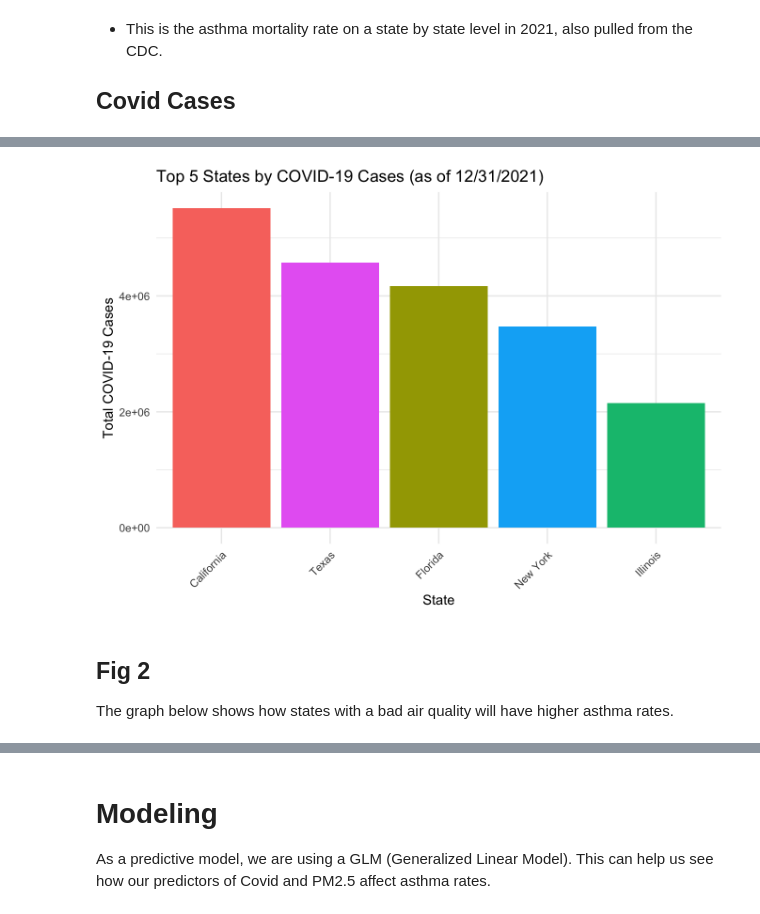
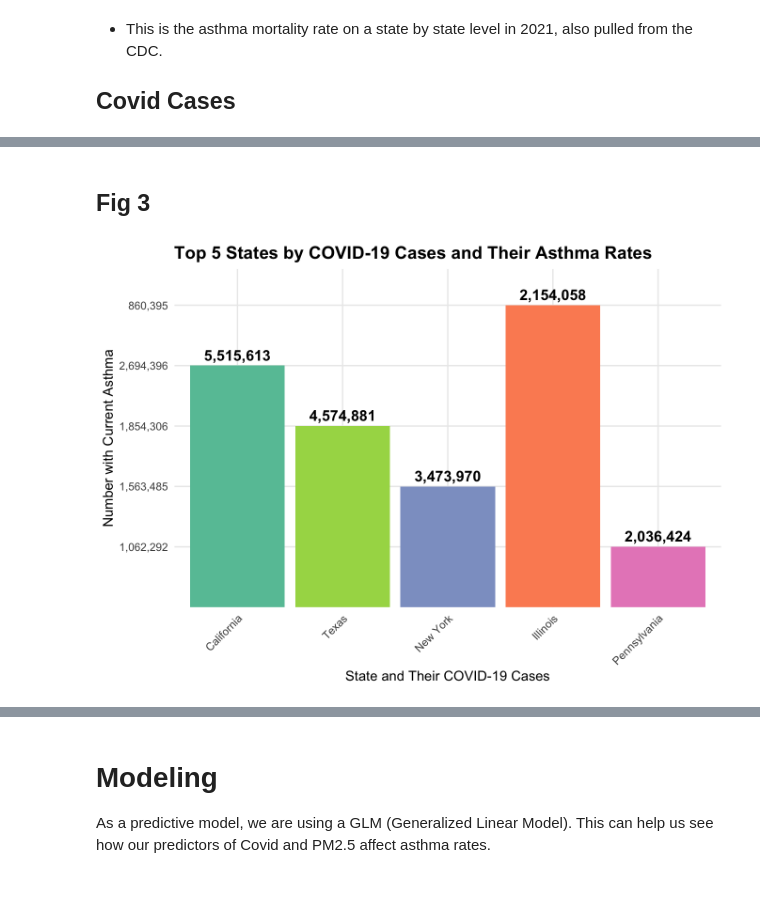
Before and after one commit to balcarcm97/final_project, a Jupyter notebook: docs/index.embed.ipynb, the cells around one changed output, grey strips where cells are left out. Drawn from its saved outputs; the diff is of its cells as text; code cells hidden in the pictures.

```diff
--- a/docs/index.embed.ipynb
+++ b/docs/index.embed.ipynb
@@ -117,22 +143,25 @@ The graph below shows the top 5 states with the most amount of covid cases.
+# %% [markdown]
+## Fig 3
 # %%
-library(tidyverse)
-
-top5_states <- combined_data %>%
+top5_covid <- combined_data %>%
+  filter(State != "Florida") %>%
   arrange(desc(total_cases)) %>%
   slice(1:5)
 
-ggplot(top5_states, aes(x = reorder(State, -total_cases), y = total_cases, fill = State)) +
-  geom_col(show.legend = FALSE) +
+ggplot(top5_covid, aes(x = reorder(State, -total_cases), y = Number.With.Current.Asthma., fill = State)) +
+  geom_col() +
+  geom_text(aes(label = scales::comma(total_cases)),
+            vjust = -0.5, size = 4.2, fontface = "bold") +
   labs(
-    title = "Top 5 States by COVID-19 Cases (as of 12/31/2021)",
-    x = "State",
-    y = "Total COVID-19 Cases"
+    title = "Top 5 States by COVID-19 Cases and Their Asthma Rates",
+    x = "State and Their COVID-19 Cases",
+    y = "Number with Current Asthma"
   ) +
   theme_minimal() +
-  theme(axis.text.x = element_text(angle = 45, hjust = 1))
+  theme(
+    plot.title = element_text(size = 14, face = "bold"),
+    axis.text.x = element_text(angle = 45, hjust = 1)
+  ) +
+  scale_fill_brewer(palette = "Set2", guide = "none")
 # %% [output]
-[figure, old version]
+[figure, new version]
-# %% [markdown]
-## Fig 2
-
-The graph below shows how states with a bad air quality will have higher asthma rates.
```
Also changed, not shown: parts of 30 cells of this notebook, 19 other files.
